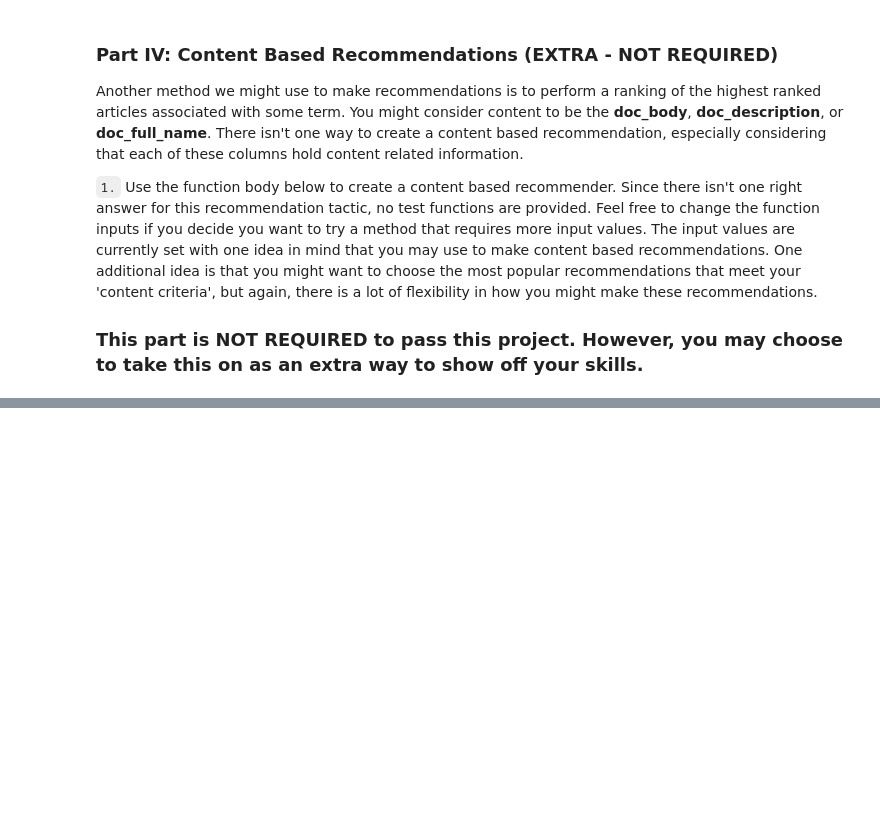
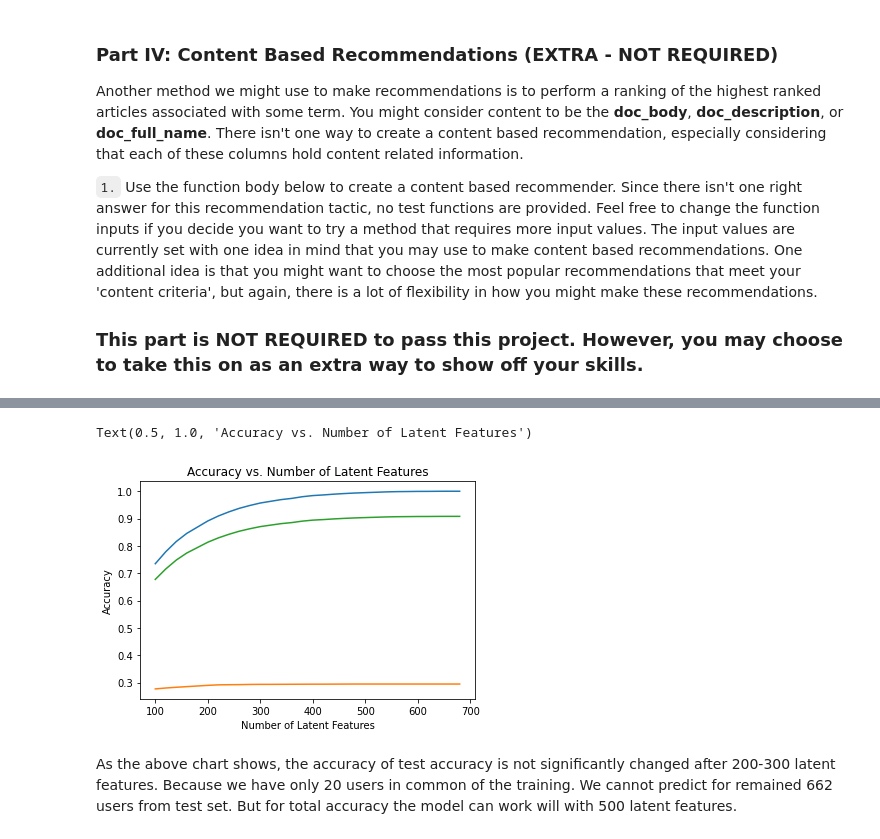
Before and after one commit to HoTrongHai/recommendation-ibm, a Jupyter notebook: Recommendations_with_IBM.ipynb, the cells around one changed output, grey strips where cells are left out. Cells and saved outputs as stored; diff of their text form; code cells hidden in the pictures; blank space fills up the shorter version.

```diff
--- a/Recommendations_with_IBM.ipynb
+++ b/Recommendations_with_IBM.ipynb
@@ -605,0 +724,31 @@ def make_content_recs():
+# %%
+df_train = df.head(40000)
+df_test = df.tail(5993)
+
+# df_train = df.head(30000)
+# df_test = df.tail(15993)
+
+def create_test_and_train_user_item(df_train, df_test):
+    '''
+    INPUT:
+    df_train - training dataframe
+    df_test - test dataframe
+
+    OUTPUT:
+    user_item_train - a user-item matrix of the training dataframe
+                      (unique users for each row and unique articles for each column)
+    user_item_test - a user-item matrix of the testing dataframe
+                    (unique users for each row and unique articles for each column)
+    test_idx - all of the test user ids
+    test_arts - all of the test article ids
+
+    '''
+    # Your code here
+    user_item_train = user_item_matrix.loc[df_train['user_id'].unique()]
+    user_item_test = user_item_matrix.loc[df_test['user_id'].unique()]
+    test_idx = df_test['user_id'].unique()
+    test_arts = df_test['article_id'].unique()
+
+    return user_item_train, user_item_test, test_idx, test_arts
+
+user_item_train, user_item_test, test_idx, test_arts = create_test_and_train_user_item(df_train, df_test)
@@ -605,0 +798,3 @@ def make_content_recs():
+# %%
+# fit SVD on the user_item_train matrix
+u_train, s_train, vt_train = np.linalg.svd(user_item_train) # fit svd similar to above then use the cells below
@@ -605,0 +927,2 @@ def make_content_recs():
+# %%
+latent_features, errors, train_errors, acc_train, acc_test, acc_total = find_latent_features(k_features_init = 100)
@@ -605,0 +947,15 @@ def make_content_recs():
+# %%
+plt.plot(latent_features, acc_train, label="training accuracy")
+plt.plot(latent_features, acc_test, label="test accuracy")
+plt.plot(latent_features, acc_total, label="total accuracy")
+
+plt.xlabel('Number of Latent Features')
+plt.ylabel('Accuracy')
+plt.title('Accuracy vs. Number of Latent Features')
+# %% [output]
+Text(0.5, 1.0, 'Accuracy vs. Number of Latent Features')
+[figure, added]
+# %% [markdown]
+As the above chart shows, the accuracy of test accuracy is not significantly changed after 200-300 latent features.
+Because we have only 20 users in common of the training. We cannot predict for remained 662 users from test set.
+But for total accuracy the model can work will with 500 latent features.
```
Also changed, not shown: parts of 38 cells of this notebook, 14 other files.
